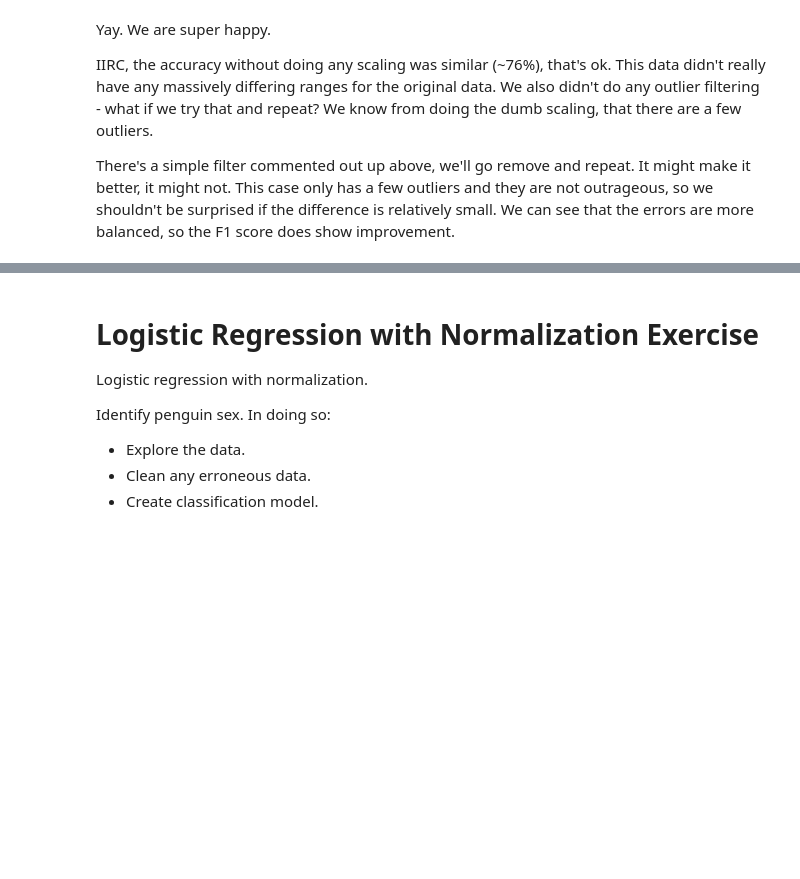
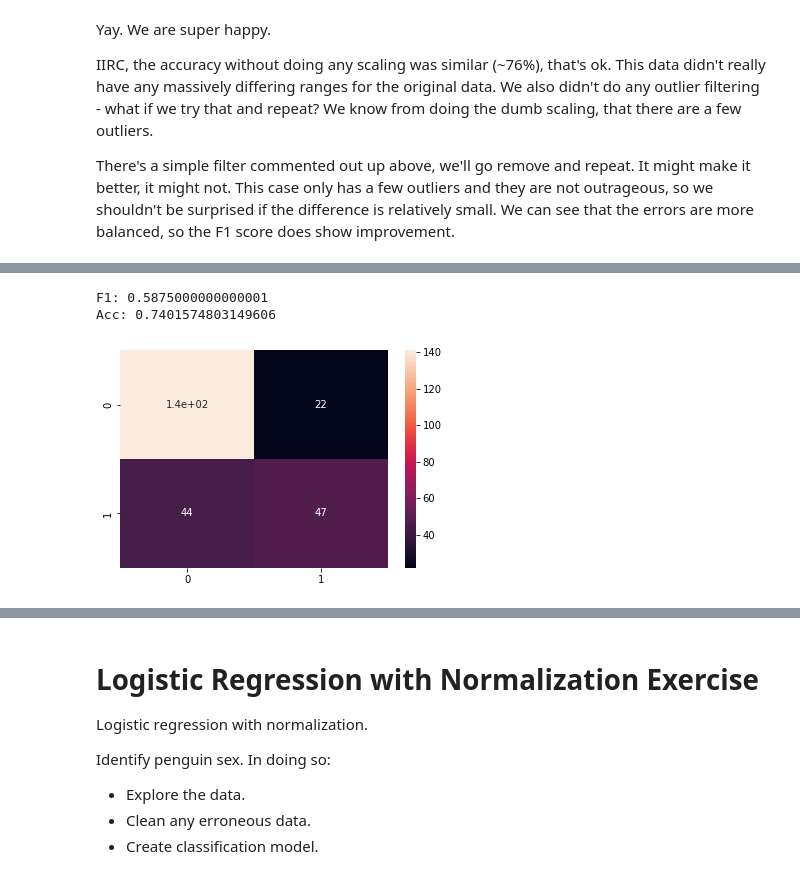
Before and after one commit to zareeiant/Basic_Stats_in_Python_Student_Workbooks, a Jupyter notebook: 026_Logistic_Regression_Normalization_2_sol.ipynb, the cells around one changed output, grey strips where cells are left out. Drawn from its saved outputs; the diff is of its cells as text; code cells hidden in the pictures; blank space fills up the shorter version.

```diff
--- a/026_Logistic_Regression_Normalization_2_sol.ipynb
+++ b/026_Logistic_Regression_Normalization_2_sol.ipynb
@@ -360,0 +406,20 @@ There's a simple filter commented out up above, we'll go remove and repeat. It m
+# %%
+# Make pipeline
+m2 = make_pipeline( MinMaxScaler(),
+                    LogisticRegression()
+                    )
+
+# Use pipeline like it is a model.
+m2.fit(X_train2, y_train2.ravel())
+m2_pred = m2.predict(X_test2)
+
+m2_label = convert_prob_to_label(np.array(m2_pred))
+m2_matrix = confusion_matrix(y_test2,m2_label)
+sns.heatmap(m2_matrix, annot=True)
+
+print("F1:",f1_score(y_test2, m2_label))
+print("Acc:",accuracy_score(y_test2, m2_label))
+# %% [output]
+F1: 0.5875000000000001
+Acc: 0.7401574803149606
+[figure, added]
```
Also changed, not shown: parts of 25 cells of this notebook, 4 other files.
